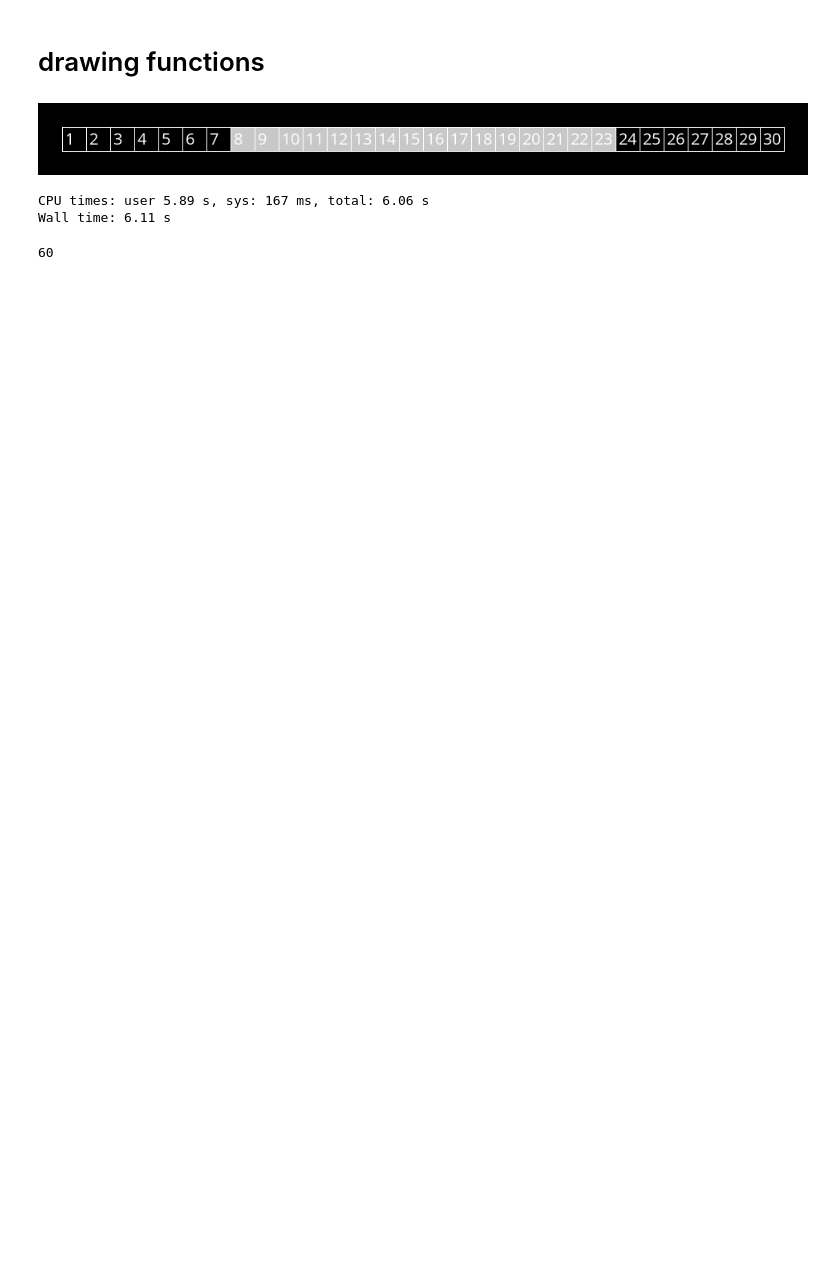
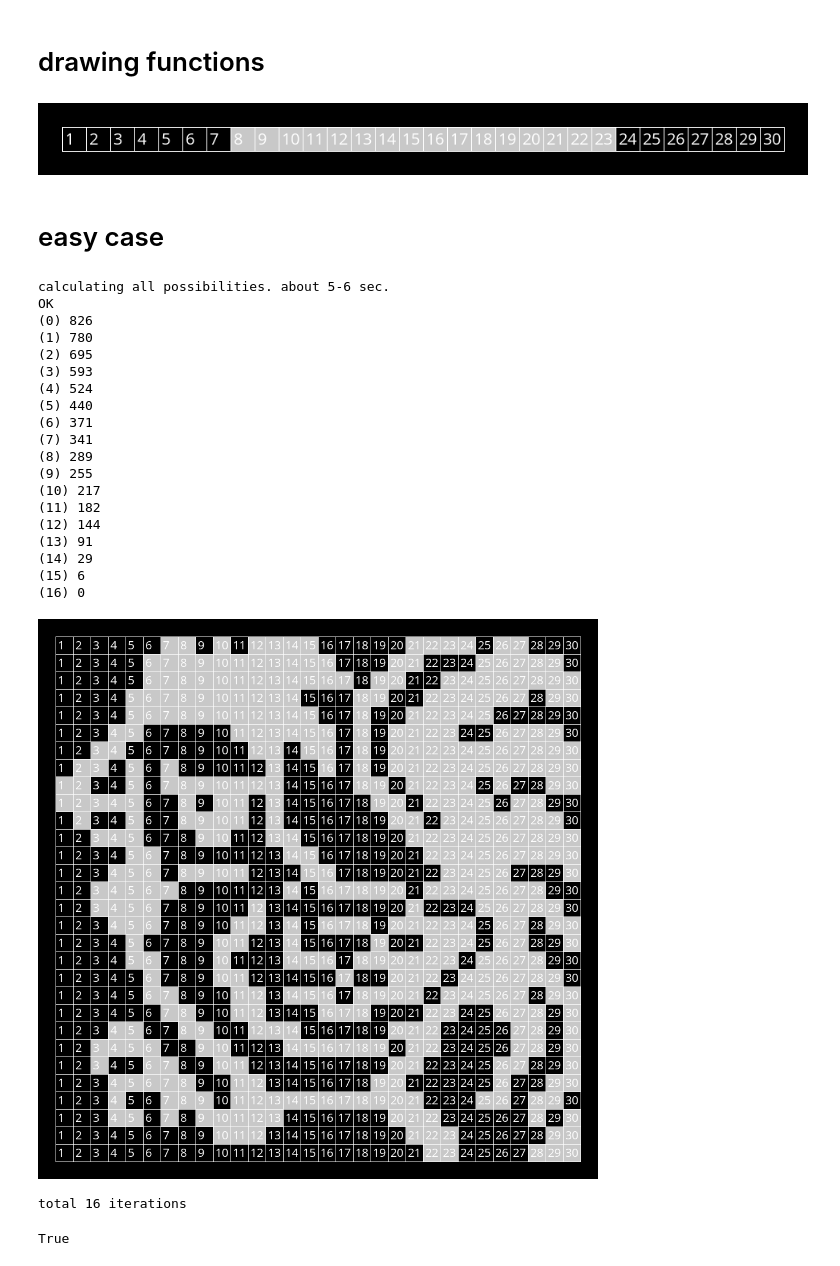
Before and after one commit to pilhoon/pcross, a Jupyter notebook: ex.ipynb, the cells around one changed output. Saved outputs shown, nothing was run; the diff lists cells and outputs as text; code cells hidden in the pictures; blank space fills up the shorter version.

Commit message:
solve impossible cases

```diff
--- a/ex.ipynb
+++ b/ex.ipynb
@@ -121,5 +215,7 @@ def get_possibles(total_len, digits):
+# %% [markdown]
+# easy case
 # %%
-%%time
+
 horis = [[2, 1, 4, 4, 2],
  [11, 2, 5],
  [12, 2, 8],
@@ -154,38 +250,55 @@ vertis = [[2],
  [4],
  [2, 1, 1, 2, 2],
  [2, 1, 1, 4, 2, 3],
  [3, 12, 2, 1, 1],
  [4, 5, 3, 3],
  [5, 2, 1, 2, 4],
  [5, 3, 1, 2, 2],
  [4, 1, 2, 1, 2, 2],
  [5, 4, 1, 3, 2, 2],
  [5, 3, 1, 2, 3, 5],
  [7, 1, 2, 3, 4],
  [12, 1, 2],
  [6, 2, 1, 3, 1, 2, 1],
  [3, 3, 2, 1, 1, 1, 1],
  [2, 3, 2, 1, 1, 2, 1, 1],
  [1, 1, 1, 1, 1, 1, 1],
  [6, 1, 1, 1, 2, 1, 1],
  [2, 2, 1, 2, 1, 1, 2],
  [2, 3, 2, 1, 1, 3, 1, 4],
  [2, 5, 2, 2, 3, 3, 3],
  [1, 7, 2, 1, 4, 3, 3],
  [1, 13, 3, 2, 2],
  [1, 3, 9, 2, 2],
  [4, 2, 7, 3, 1],
  [4, 4, 12, 3],
  [4, 3, 4, 11],
  [2, 3, 4, 2, 2, 3, 2, 1],
  [3, 4, 3, 2, 2, 2, 2],
  [2, 3, 3, 2, 6, 3]]
-horipos = []
-vertipos = []
-for h in horis:
-    horipos += [get_possibles(30, h)]
-for v in vertis:
-    vertipos += [get_possibles(30, v)]
+
+all_status = np.ones((30,30), dtype=int) * -1
+solve(all_status, horis, vertis)
 # %% [output]
-CPU times: user 5.89 s, sys: 167 ms, total: 6.06 s
-Wall time: 6.11 s
+calculating all possibilities. about 5-6 sec.
+OK
+(0) 826
+(1) 780
+(2) 695
+(3) 593
+(4) 524
+(5) 440
+(6) 371
+(7) 341
+(8) 289
+(9) 255
+(10) 217
+(11) 182
+(12) 144
+(13) 91
+(14) 29
+(15) 6
+(16) 0
+[figure, added]
+total 16 iterations
+True
@@ -207,7 +304,0 @@ def solve_line(candidates, cur_status):
-# %%
-all_status = np.ones((30,30), dtype=int) * -1
-all_candidates = horipos
-all_candidates.extend(vertipos)
-len(all_candidates)
-# %% [output]
-60
```
Also changed, not shown: parts of 5 cells of this notebook.
